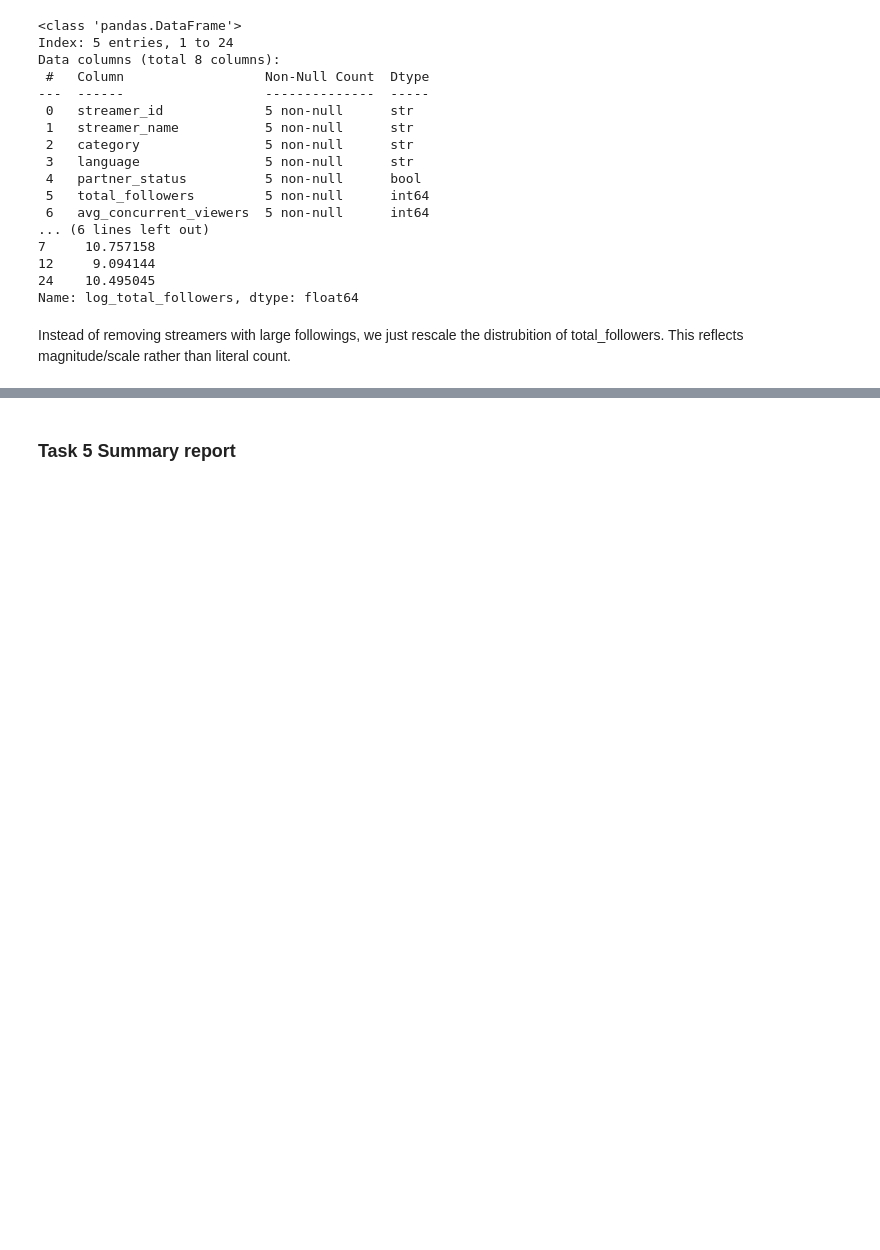
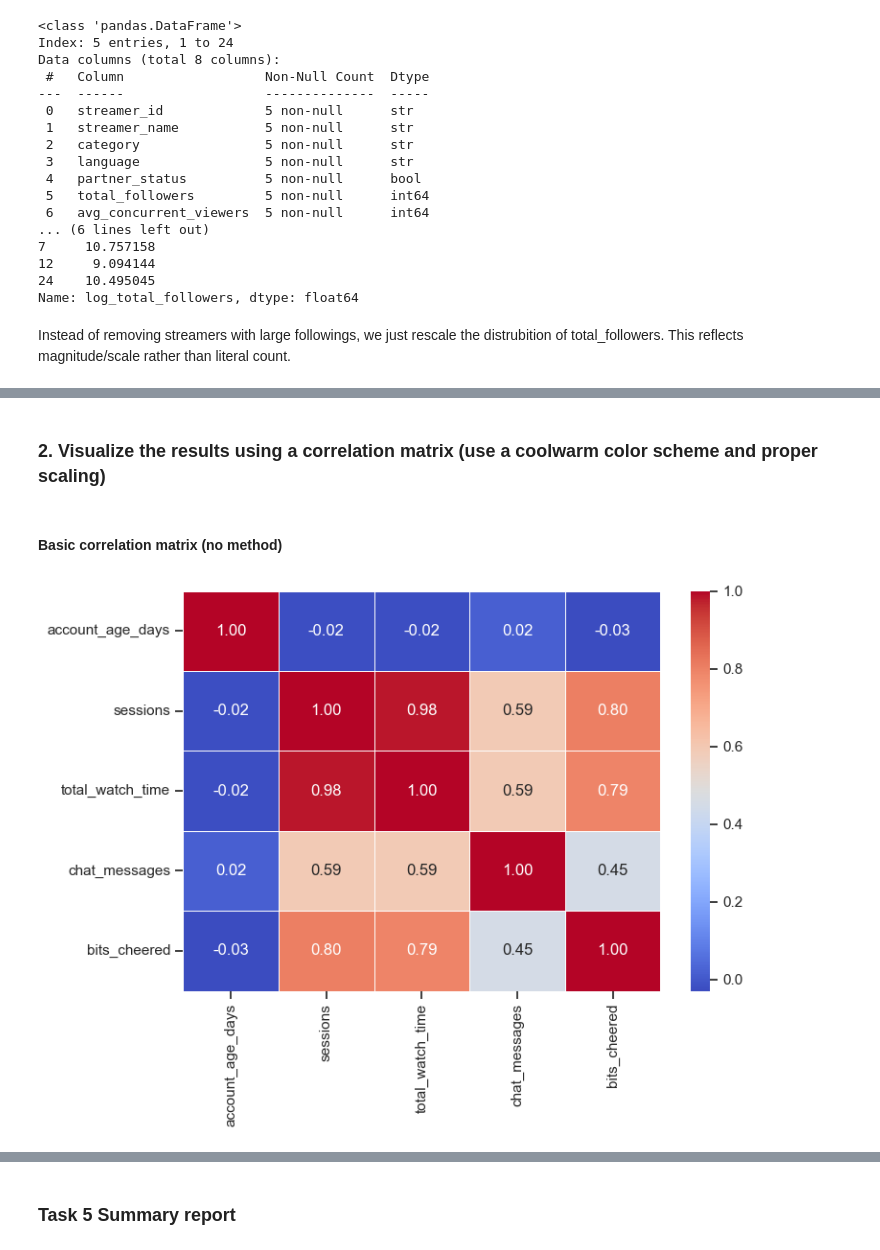
Before and after one commit to cda79/IAT461-Assignment01, a Jupyter notebook: IAT461-Assignment01-Scaffold.ipynb, the cells around one changed output, grey strips where cells are left out. Drawn from its saved outputs; the diff is of its cells as text; code cells hidden in the pictures; blank space fills up the shorter version.

```diff
--- a/IAT461-Assignment01-Scaffold.ipynb
+++ b/IAT461-Assignment01-Scaffold.ipynb
@@ -1171,2 +1192,30 @@ Instead of removing streamers with large followings, we just rescale the distrub
 # %%
-# tast 5 code starts here
+# count number of sessions and sum up the activity of the user in that id
+user_activity = (sessions_df_resolved.groupby("viewer_id").agg(
+        sessions=("session_id", "count"),
+        total_watch_time=("duration_mins", "sum"),
+        chat_messages=("chat_messages_sent", "sum"),
+        bits_cheered=("bits_cheered", "sum"),
+    ).reset_index()
+)
+
+# merge with the user 'features' like tier, country, & age group
+# inner only keeps the entry if the viewer id is in both viewers.csv and our user_actitivty
+features_df = pd.merge(
+    viewers_df_resolved, user_activity, on="viewer_id", how="inner"
+)
+
+#preview & double check theres no null columns
+features_df.head()
+features_df.info()
+
+#select these columns only to put into a new correlation dataframe
+correlation_cols = [
+    "account_age_days",
+    "sessions",
+    "total_watch_time",
+    "chat_messages",
+    "bits_cheered",
+]
+
+correlation_data = features_df[correlation_cols]
@@ -1172,0 +1242,4 @@ Instead of removing streamers with large followings, we just rescale the distrub
+# %%
+corr_matrix = features_df[correlation_cols].corr()
+
+print(corr_matrix.round(2))
@@ -1172,0 +1260,11 @@ Instead of removing streamers with large followings, we just rescale the distrub
+# %% [markdown]
+### 2. Visualize the results using a correlation matrix (use a coolwarm color scheme and proper scaling)
+# %% [markdown]
+#### Basic correlation matrix (no method)
+# %%
+plt.figure(figsize=(8,6 ))
+sns.heatmap(corr_matrix, annot=True, cmap='coolwarm', fmt=".2f", linewidths=0.5)
+plt.tight_layout()
+plt.show()
+# %% [output]
+[figure, added]
```
Also changed, not shown: parts of 8 cells of this notebook.
